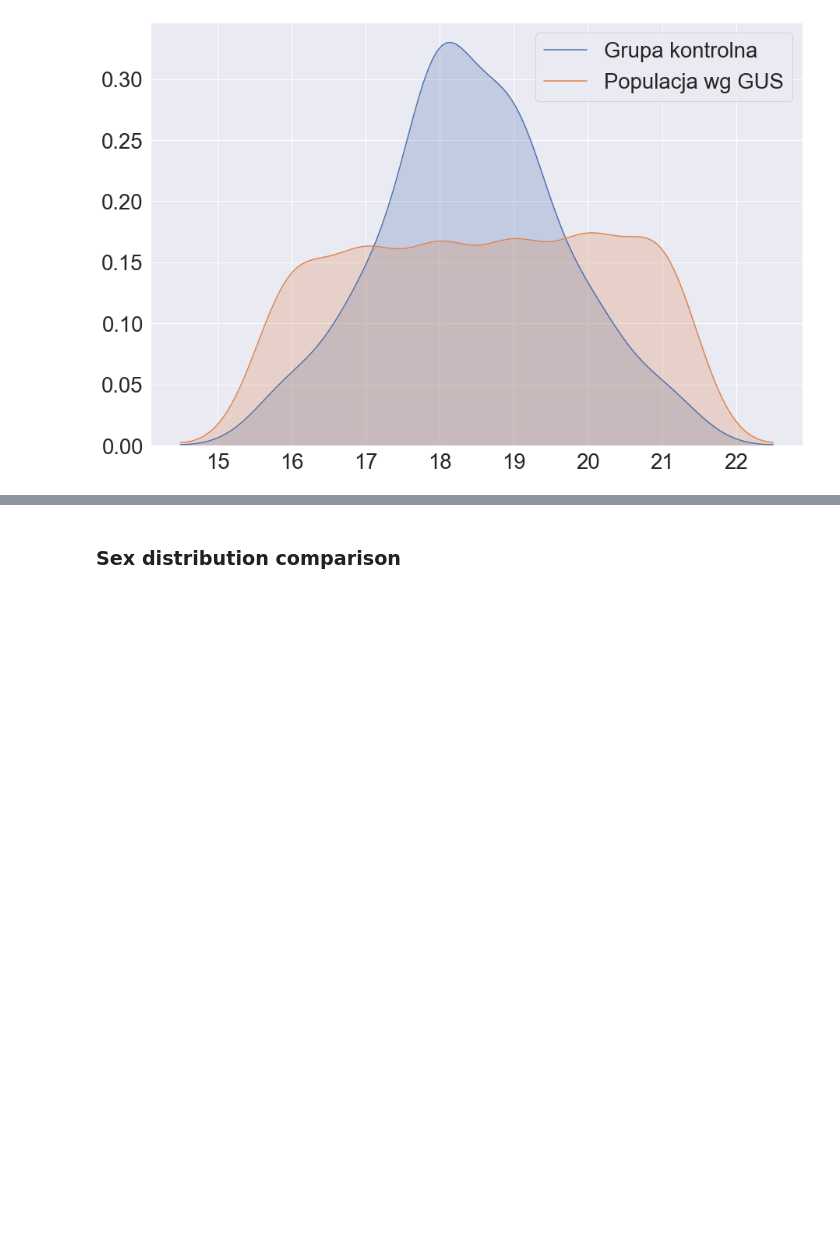
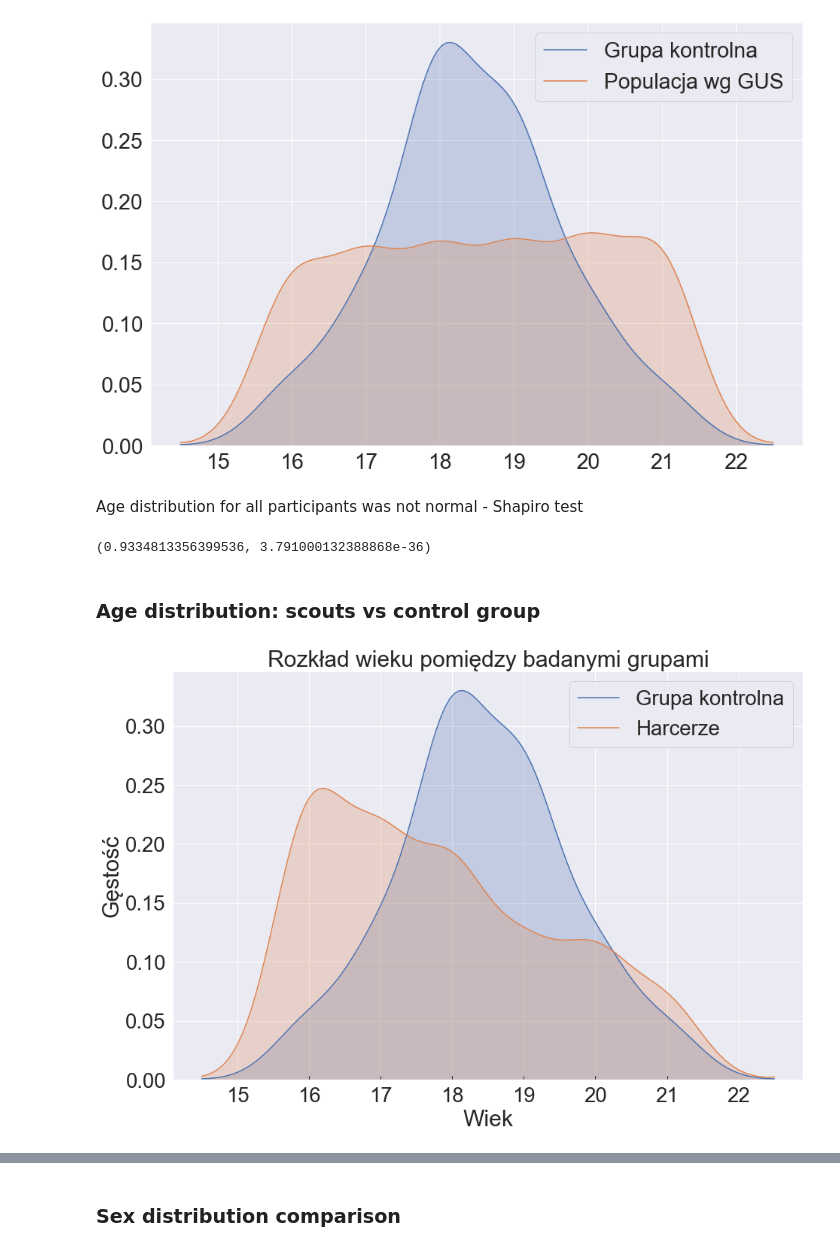
Before and after one commit to krassowska/scouts-and-ticks, a Jupyter notebook: Demographics.ipynb, the cells around one changed output, grey strips where cells are left out. Saved outputs shown, nothing was run; the diff lists cells and outputs as text; code cells hidden in the pictures; blank space fills up the shorter version.

Commit message:
Add age stats

```diff
--- a/Demographics.ipynb
+++ b/Demographics.ipynb
@@ -176,3 +177,20 @@ sns.kdeplot(g[~g.is_polish_scout].age, bw=.5, label="Grupa kontrolna", shade=Tru
 sns.kdeplot(gus_age, bw=.5, label="Populacja wg GUS", shade=True);
 # %% [output]
 [figure]
+# %% [markdown]
+Age distribution for all participants was not normal - Shapiro test
+# %%
+stats.shapiro(g.age)
+# %% [output]
+(0.9334813356399536, 3.791000132388868e-36)
+# %% [markdown]
+### Age distribution: scouts vs control group
+# %%
+theme()
+sns.kdeplot(g[g.is_polish_scout == False].age, bw=.5, label="Grupa kontrolna", shade=True)
+sns.kdeplot(g[g.is_polish_scout].age, bw=.5, label="Harcerze", shade=True)
+sns.rugplot(g['age'], color='.2', height=0.01)
+labels(title='Rozkład wieku pomiędzy badanymi grupami', x='Wiek', y='Gęstość', legend=True)
+theme()
+# %% [output]
+[figure, added]
```
Also changed, not shown: parts of 12 cells of this notebook.
